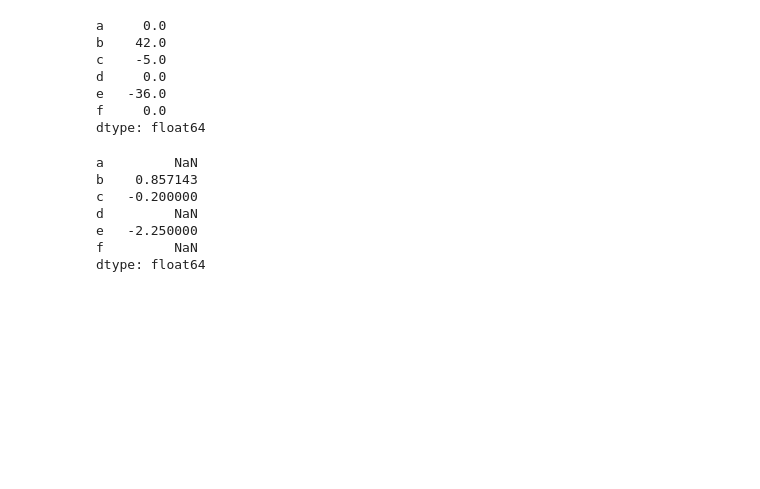
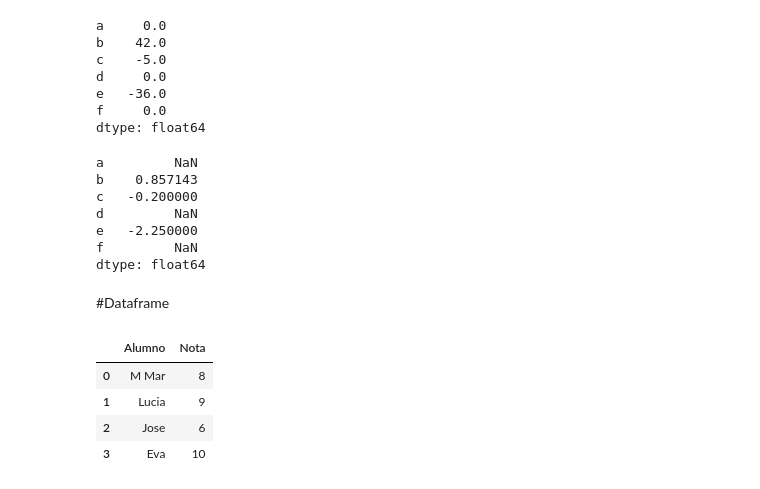
Before and after one commit to josecodetech/pandas, a Jupyter notebook: pandas.ipynb, the cells around one changed output. Drawn from its saved outputs; the diff is of its cells as text; code cells hidden in the pictures; blank space fills up the shorter version.

Commit message:
Crea dataframe

```diff
--- a/pandas.ipynb
+++ b/pandas.ipynb
@@ -174,3 +174,16 @@ d         NaN
 e   -2.250000
 f         NaN
 dtype: float64
+# %% [markdown]
+#Dataframe
+# %%
+datos ={ 'Alumno':['M Mar','Lucia','Jose','Eva'],
+        'Nota':[8,9,6,10]}
+df=pd.DataFrame(datos,columns=['Alumno','Nota'])
+df
+# %% [output]
+|  | Alumno | Nota |
+| 0 | M Mar | 8 |
+| 1 | Lucia | 9 |
+| 2 | Jose | 6 |
+| 3 | Eva | 10 |
```
Also changed, not shown: parts of 10 cells of this notebook.
